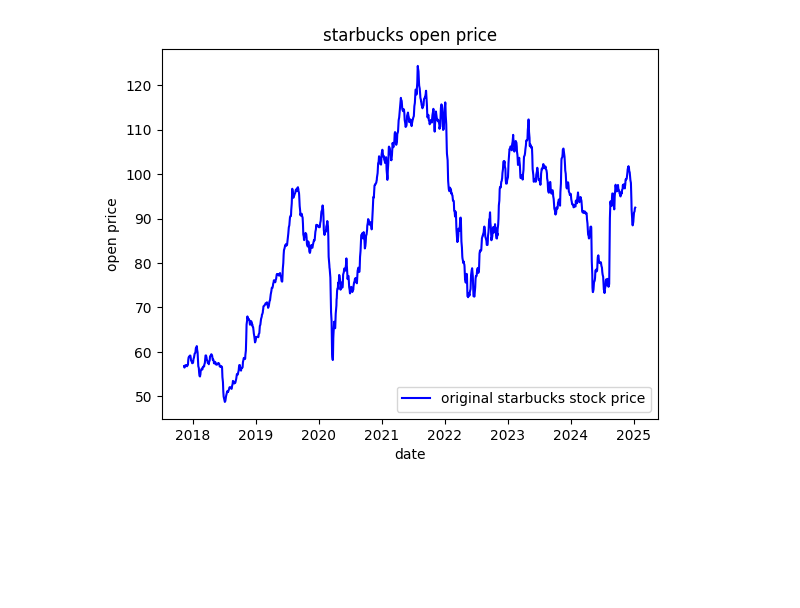
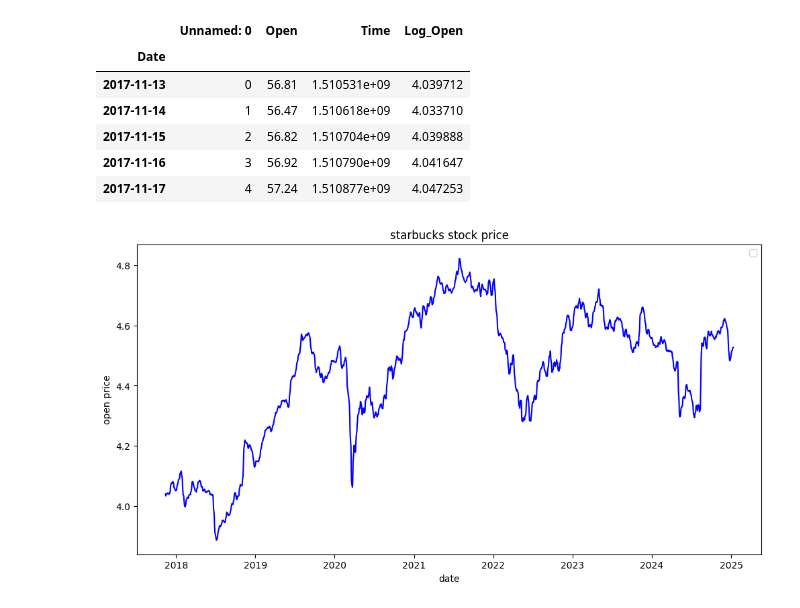
Before and after one commit to reghuramk/dl-group-project, a Jupyter notebook: bhumika/timeseries_dnnmodel.ipynb, the cells around one changed output. Saved outputs shown, nothing was run; the diff lists cells and outputs as text; code cells hidden in the pictures; blank space fills up the shorter version.

```diff
--- a/bhumika/timeseries_dnnmodel.ipynb
+++ b/bhumika/timeseries_dnnmodel.ipynb
@@ -13,6 +13,17 @@ from keras.callbacks import ReduceLROnPlateau
 from tensorflow.keras.optimizers import Adam
 # %%
 #load the data
-data = pd.read_csv(r'C:\Users\Bhumika Reddy\OneDrive\Desktop\dl-group-project\starbucks_open_7year.csv')
-#cheking for missing data
-data.fillna(method='ffill', inplace=True)
+data= pd.read_csv(r'C:\Users\Bhumika Reddy\OneDrive\Desktop\dl-group-project\starbucks_open_7year.csv')
+data["Date"] = pd.to_datetime(data["Date"])
+data =data.set_index("Date").sort_index()
+data["Log_Open"] = np.log(data["Open"])
+value = data[["Log_Open"]]
+data.head()
+# %% [output]
+|  | Unnamed: 0 | Open | Time | Log_Open |
+| Date |  |  |  |  |
+| 2017-11-13 | 0 | 56.81 | 1.510531e+09 | 4.039712 |
+| 2017-11-14 | 1 | 56.47 | 1.510618e+09 | 4.033710 |
+| 2017-11-15 | 2 | 56.82 | 1.510704e+09 | 4.039888 |
+| 2017-11-16 | 3 | 56.92 | 1.510790e+09 | 4.041647 |
+| 2017-11-17 | 4 | 57.24 | 1.510877e+09 | 4.047253 |
@@ -19,20 +33,17 @@ data.fillna(method='ffill', inplace=True)
 # %%
-#smoothing the data using a moving average
-data['Smoothed_Open'] = data['Open'].rolling(window=5).mean().fillna(data['Open'])
+#smoothning the data using a moving average
+data['Log_Open'] = data['Log_Open'].rolling(window=5).mean().fillna(data['Log_Open'])
-# %%
-#preprocessing the data
-data['Date'] = pd.to_datetime(data['Date'])
-data.set_index('Date', inplace=True)
 # %%
 #visualizing the data
-plt.plot(data['Smoothed_Open'], label='original starbucks stock price', color='blue')
-plt.title('starbucks open price')
+plt.figure(figsize=(12, 6))
+plt.plot(data['Log_Open'], color='blue')
+plt.title('starbucks stock price')
 plt.xlabel('date')
 plt.ylabel('open price')
 plt.legend()
 plt.show()
 # %% [output]
-[figure, old version]
+[figure, new version]
 # %%
 #scaling the data
 scaler = MinMaxScaler(feature_range=(0, 1))
```
Also changed, not shown: parts of 16 cells of this notebook.
